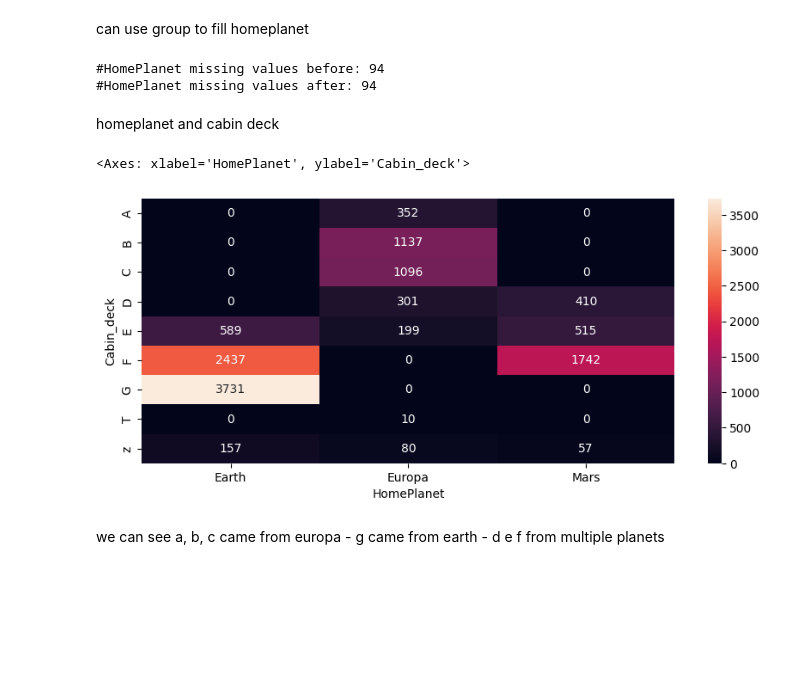
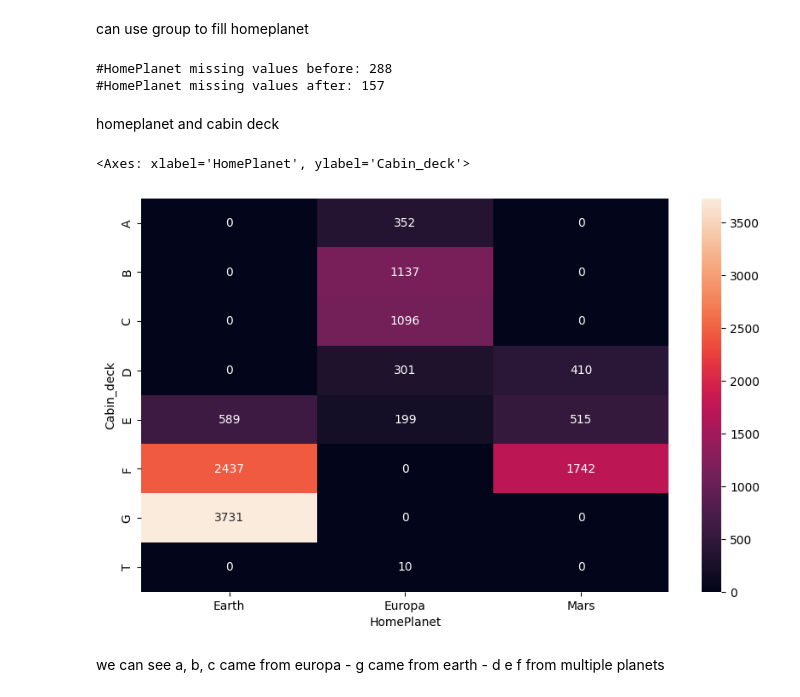
Before and after one commit to MooAbdelhamid/kaggle-notebooks, a Jupyter notebook: spaceship-titanic.ipynb, the cells around one changed output. Saved outputs shown, nothing was run; the diff lists cells and outputs as text; code cells hidden in the pictures; blank space fills up the shorter version.

```diff
--- a/spaceship-titanic.ipynb
+++ b/spaceship-titanic.ipynb
@@ -391,12 +390,12 @@ Text(0.5, 1.0, 'Passenger travelling solo')
 # %% [markdown]
 Cabin Location
 # %%
-train['Cabin'].fillna('z/9999/z', inplace = True)
+train['Cabin'].fillna('Z/9999/Z', inplace = True)
 train['Cabin_deck'] = train['Cabin'].apply(lambda x: x.split('/')[0])
 train['Cabin_number'] = train['Cabin'].apply(lambda x: x.split('/')[1]).astype(int)
 train['Cabin_side'] = train['Cabin'].apply(lambda x: x.split('/')[2])
 
-test['Cabin'].fillna('z/9999/z', inplace = True)
+test['Cabin'].fillna('Z/9999/Z', inplace = True)
 test['Cabin_deck'] = test['Cabin'].apply(lambda x: x.split('/')[0])
 test['Cabin_number'] = test['Cabin'].apply(lambda x: x.split('/')[1]).astype(int)
 test['Cabin_side'] = test['Cabin'].apply(lambda x: x.split('/')[2])
@@ -620,18 +621,18 @@ all_data.loc[GHP_index,'HomePlanet'] = all_data.loc[GHP_index, 'Group'].map(grou
 print('#HomePlanet missing values before:',HP_bef)
 print('#HomePlanet missing values after:',all_data['HomePlanet'].isna().sum())
 # %% [output]
-#HomePlanet missing values before: 94
-#HomePlanet missing values after: 94
+#HomePlanet missing values before: 288
+#HomePlanet missing values after: 157
 # %% [markdown]
 homeplanet and cabin deck
 # %%
 CDHP_count = all_data.groupby(['Cabin_deck','HomePlanet'])['HomePlanet'].size().unstack().fillna(0)
 
-plt.figure(figsize=(10,4))
+plt.figure(figsize = (10,6))
 sns.heatmap(CDHP_count, annot = True, fmt='g')
 # %% [output]
 <Axes: xlabel='HomePlanet', ylabel='Cabin_deck'>
-[figure, old version]
+[figure, new version]
 # %% [markdown]
 we can see a, b, c came from europa - g came from earth - d e f from multiple planets
 # %%
```
Also changed, not shown: parts of 39 cells of this notebook.
